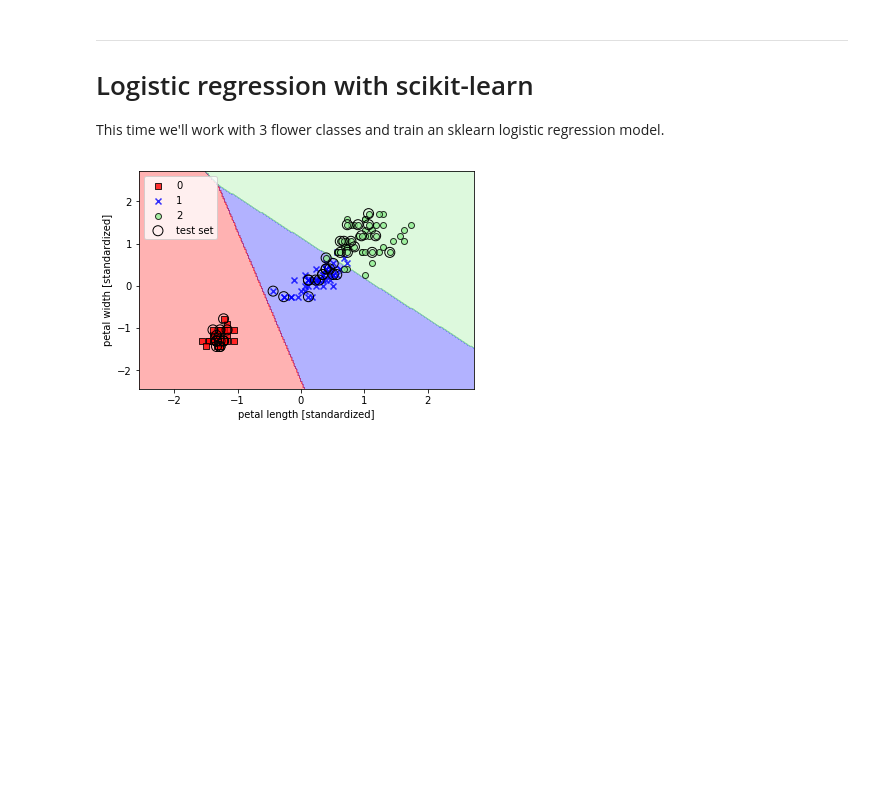
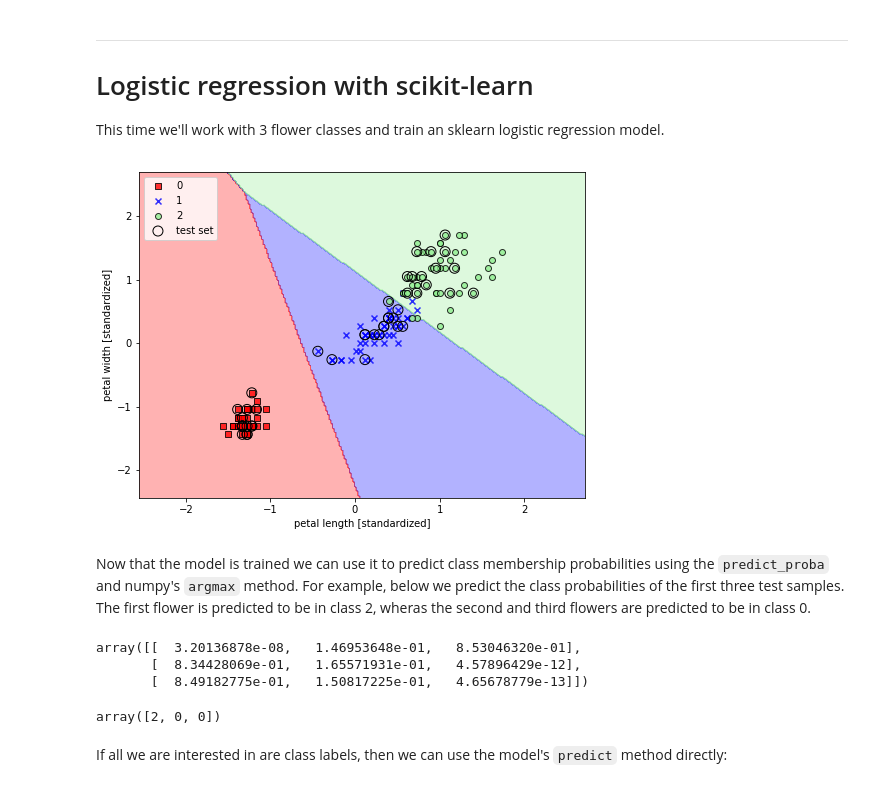
Before and after one commit to npabon/python_machine_learning, a Jupyter notebook: ch_3_sklearn_logistic_svm_trees.ipynb, the cells around one changed output. Saved outputs shown, nothing was run; the diff lists cells and outputs as text; code cells hidden in the pictures; blank space fills up the shorter version.

Commit message:
producing class probabilities with LR classifier

```diff
--- a/ch_3_sklearn_logistic_svm_trees.ipynb
+++ b/ch_3_sklearn_logistic_svm_trees.ipynb
@@ -314,18 +314,19 @@ This time we'll work with 3 flower classes and train an sklearn logistic regress
 # %%
 from sklearn.linear_model import LogisticRegression
 lr = LogisticRegression(C=100.0, random_state=1)
 # C is the inverse of regularization strength; must be a positive float.
 # Like in support vector machines, smaller values specify stronger regularization.
 
 lr.fit(X_train_std, y_train)
+plt.figure(figsize=(8,6))
 plot_decision_regions(X_combined_std,
                       y_combined,
                       classifier=lr,
                       test_idx=range(105,150)
                      )
 plt.xlabel('petal length [standardized]')
 plt.ylabel('petal width [standardized]')
 plt.legend(loc='upper left')
 plt.show()
 # %% [output]
-[figure, old version]
+[figure, new version]
@@ -333,0 +333,14 @@ LogisticRegression?
+# %% [markdown]
+Now that the model is trained we can use it to predict class membership probabilities using the ``predict_proba`` and numpy's ``argmax`` method. For example, below we predict the class probabilities of the first three test samples. The first flower is predicted to be in class 2, wheras the second and third flowers are predicted to be in class 0.
+# %%
+lr.predict_proba(X_test_std[:3,:])
+# %% [output]
+array([[  3.20136878e-08,   1.46953648e-01,   8.53046320e-01],
+       [  8.34428069e-01,   1.65571931e-01,   4.57896429e-12],
+       [  8.49182775e-01,   1.50817225e-01,   4.65678779e-13]])
+# %%
+lr.predict_proba(X_test_std[:3,:]).argmax(axis=1)
+# %% [output]
+array([2, 0, 0])
+# %% [markdown]
+If all we are interested in are class labels, then we can use the model's ``predict`` method directly:
```
Also changed, not shown: parts of 4 cells of this notebook.
